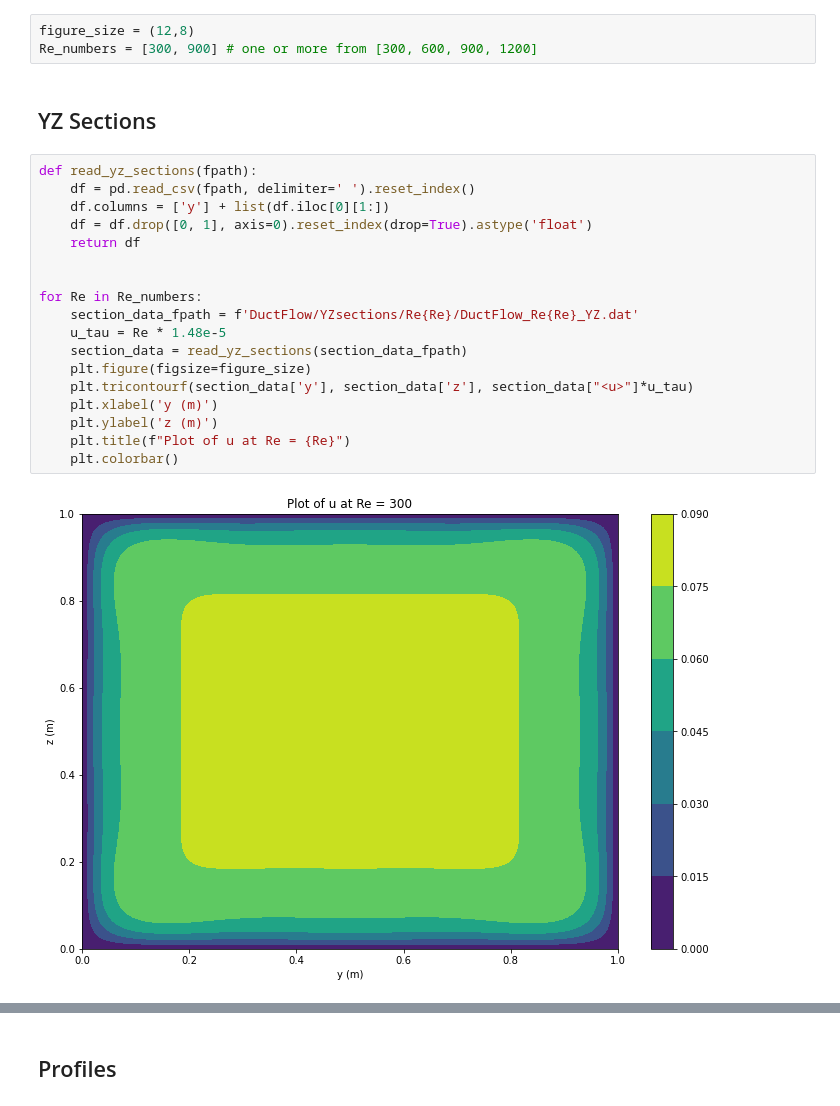
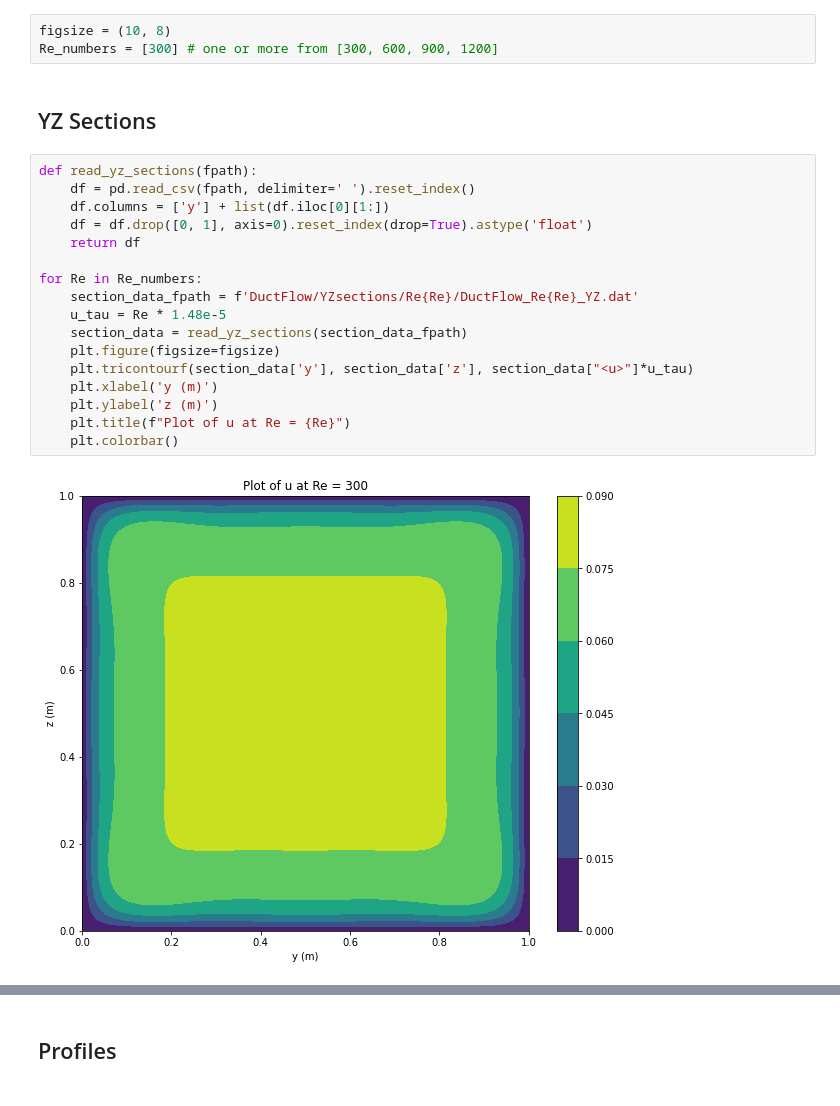
Before and after one commit to delphiiii/CFD-CW2, a Jupyter notebook: read_DNS_data.ipynb, the cells around one changed output, grey strips where cells are left out. Drawn from its saved outputs; the diff is of its cells as text.

```diff
--- a/read_DNS_data.ipynb
+++ b/read_DNS_data.ipynb
@@ -10,27 +10,26 @@ import matplotlib.pyplot as plt
 # %% [markdown]
 ## Global Settings
 # %%
-figure_size = (12,8)
-Re_numbers = [300, 900] # one or more from [300, 600, 900, 1200]
+figsize = (10, 8)
+Re_numbers = [300] # one or more from [300, 600, 900, 1200]
 # %% [markdown]
 ## YZ Sections
 # %%
 def read_yz_sections(fpath):
     df = pd.read_csv(fpath, delimiter=' ').reset_index()
     df.columns = ['y'] + list(df.iloc[0][1:])
     df = df.drop([0, 1], axis=0).reset_index(drop=True).astype('float')
     return df
 
-
 for Re in Re_numbers:
     section_data_fpath = f'DuctFlow/YZsections/Re{Re}/DuctFlow_Re{Re}_YZ.dat'
     u_tau = Re * 1.48e-5
     section_data = read_yz_sections(section_data_fpath)
-    plt.figure(figsize=figure_size)
+    plt.figure(figsize=figsize)
     plt.tricontourf(section_data['y'], section_data['z'], section_data["<u>"]*u_tau)
     plt.xlabel('y (m)')
     plt.ylabel('z (m)')
     plt.title(f"Plot of u at Re = {Re}")
     plt.colorbar()
 # %% [output]
-[figure, old version]
+[figure, new version]
```
Also changed, not shown: parts of 13 cells of this notebook, 2 other files.
